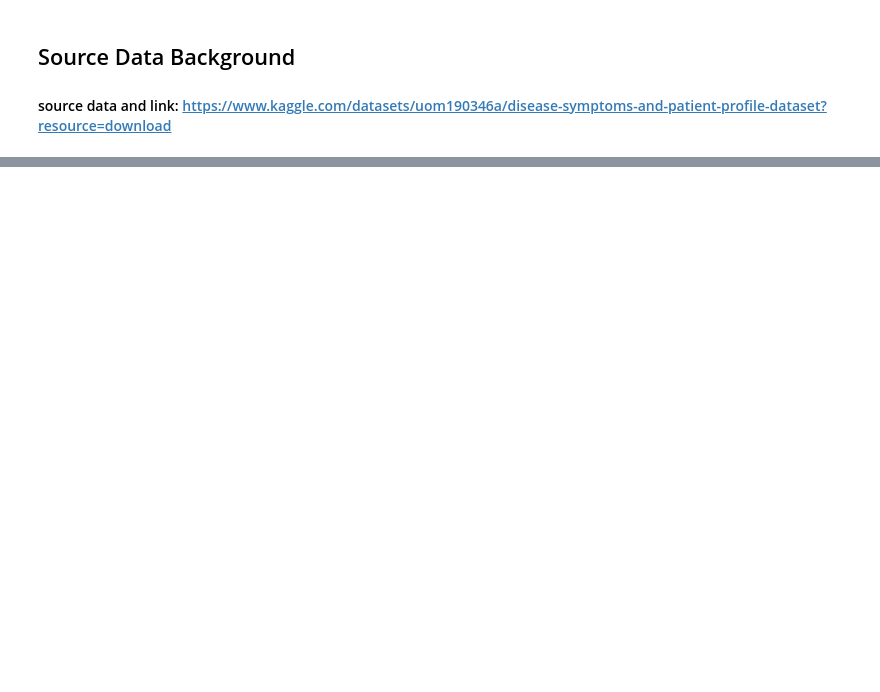
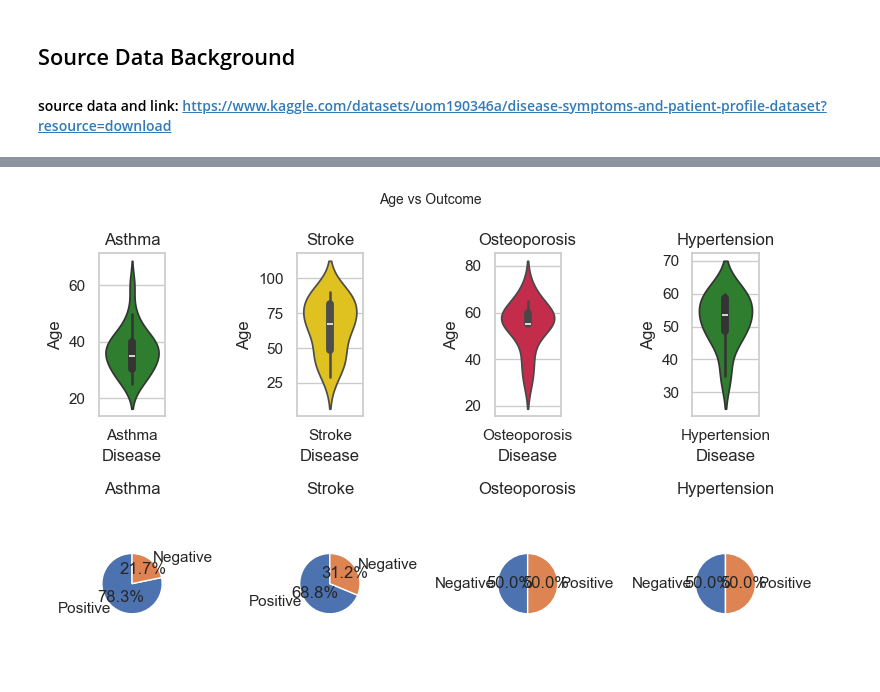
Before and after one commit to aminteer/ucbintroslsupervisedlearningfinal, a Jupyter notebook: healthdatanalysis.ipynb, the cells around one changed output, grey strips where cells are left out. Cells and saved outputs as stored; diff of their text form; code cells hidden in the pictures; blank space fills up the shorter version.

```diff
--- a/healthdatanalysis.ipynb
+++ b/healthdatanalysis.ipynb
@@ -54,0 +112,35 @@ data.head()
+# %%
+#violin plots of selected disease types
+top_diseases = data['Disease'].value_counts().nlargest(4).index.tolist()
+
+#use this to review specific diseases
+focus_diseases =['Influenza','Common Cold','Asthma']
+
+colors = ['forestgreen', 'gold', 'crimson']
+
+num_diseases = len(top_diseases)
+num_columns = num_diseases
+fig, axes = plt.subplots(2, num_columns, figsize=(8, 5))
+
+diseases_to_analyze = top_diseases
+
+for i, disease in enumerate(diseases_to_analyze):
+    filtered_df = data[data['Disease'] == disease]
+
+    sns.violinplot(x='Disease', y='Age', data=filtered_df, ax=axes[0, i], color=colors[i % len(colors)])
+    axes[0, i].set_title(disease)
+    axes[0, i].set_xlabel('Disease')
+    axes[0, i].set_ylabel('Age')
+
+    outcome_counts = filtered_df['Outcome Variable'].value_counts()
+
+    axes[1, i].pie(outcome_counts, labels=outcome_counts.index, autopct='%1.1f%%', startangle=90)
+    axes[1, i].set_title(disease)
+    axes[1, i].axis('equal')
+
+fig.suptitle('Age vs Outcome', fontsize = 10)
+plt.subplots_adjust(wspace=0.5, hspace=0.5)
+fig.tight_layout()
+plt.show()
+# %% [output]
+[figure, added]
```
Also changed, not shown: parts of 14 cells of this notebook.
